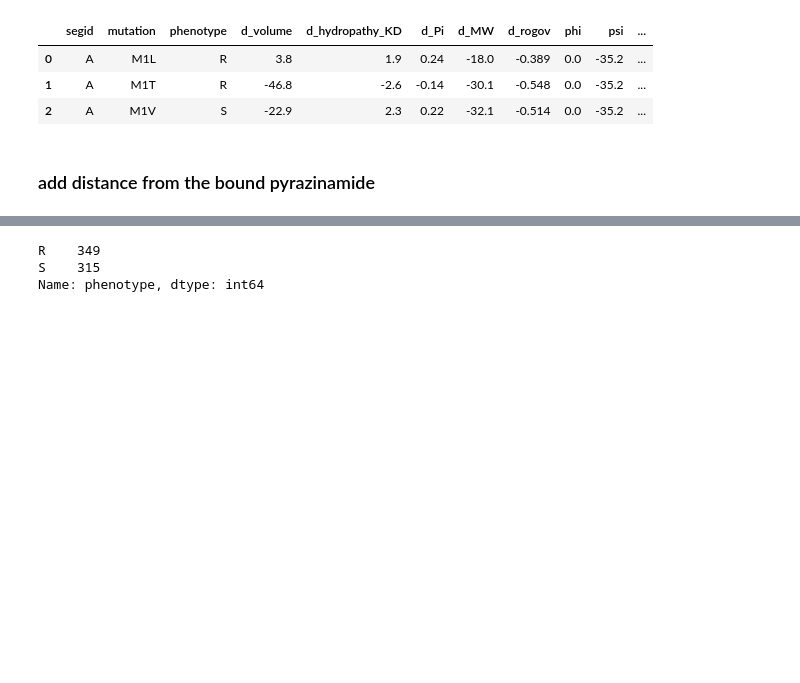
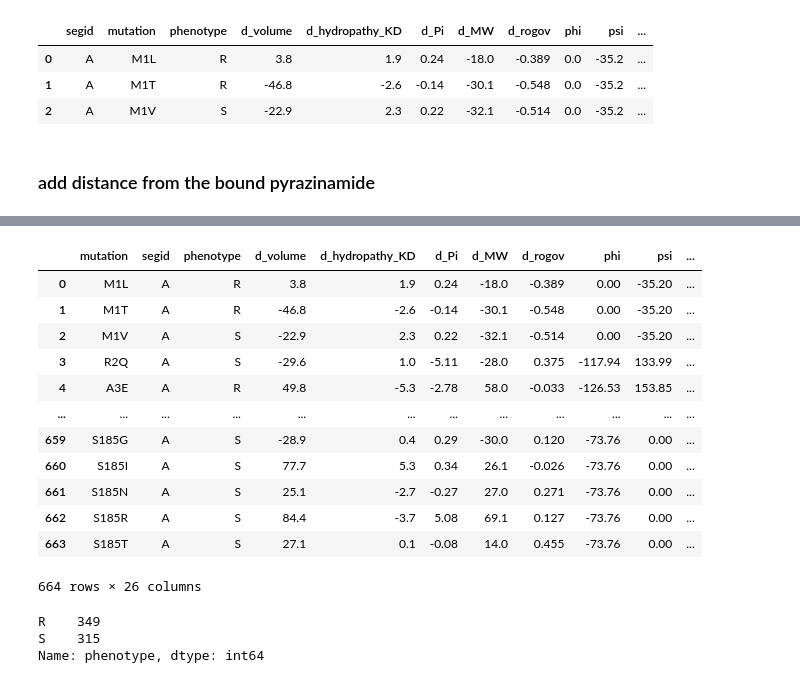
Before and after one commit to fowler-lab/predict-pyrazinamide-resistance, a Jupyter notebook: 3-add-features.ipynb, the cells around one changed output, grey strips where cells are left out. Cells and saved outputs as stored; diff of their text form; code cells hidden in the pictures; blank space fills up the shorter version.

```diff
--- a/3-add-features.ipynb
+++ b/3-add-features.ipynb
@@ -102,5 +103,6 @@ dataset.df.rasp_score_ml.hist()
 # %%
 dataset = dataset + sbmlcore.SNAP2('./data/features/3pl1-snap2-with-segids.csv', offsets={'A': 0})
+dataset.df.drop(columns=['snap2_accuracy'], inplace=True)
 dataset.df[:3]
 # %% [output]
 |  | segid | mutation | phenotype | d_volume | d_hydropathy_KD | d_Pi | d_MW | d_rogov | phi | psi | ... |
@@ -139,0 +144,16 @@ dataset.df
+# %%
+ # add mCSM stability
+df = pandas.read_csv('data/features/3pl1-mcsm_stability.txt', sep='\t')
+
+def create_mutation(row):
+    return row['WILD_RES']+str(row.RES_POS)+row['MUT_RES']
+
+df['mutation'] = df.apply(create_mutation, axis=1)
+df = df[['mutation','RSA','PRED_DDG']]
+df.rename(columns={'RSA': 'mcsm_stability_rsa', 'PRED_DDG': 'mcsm_stability_ddG'}, inplace=True)
+df.set_index('mutation', inplace=True)
+df
+dataset.df.set_index('mutation', inplace=True)
+dataset.df = dataset.df.join(df,how='left')
+dataset.df.reset_index(inplace=True)
+dataset.df
@@ -140,3 +173,34 @@ dataset.df
+# %%
+df = pandas.read_csv('data/features/3pl1-mapp_scores.csv')
+df2 = pandas.melt(df, id_vars='Position',value_vars=['A', 'C', 'D', 'E', 'F', 'G', 'H', 'I', 'K', 'L', 'M', 'N', 'P', 'Q', 'R', 'S', 'T', 'V', 'W', 'Y'])
+df2.rename(columns={'Position': 'codon', 'variable': 'alt_amino_acid', 'value': 'mapp_score'}, inplace=True)
+df2.set_index(['codon', 'alt_amino_acid'], inplace=True)
+
+def split_mutation(row):
+    return pandas.Series([int(row.mutation[1:-1]), row.mutation[-1]])
+
+df2
+
+dataset.df[['codon', 'alt_amino_acid']] = dataset.df.apply(split_mutation, axis=1)
+dataset.df.set_index(['codon', 'alt_amino_acid'], inplace=True)
+dataset.df = dataset.df.join(df2,how='left')
+dataset.df.reset_index(inplace=True)
+dataset.df.drop(columns=['codon', 'alt_amino_acid'], inplace=True)
+dataset.df
+# %% [output]
+|  | mutation | segid | phenotype | d_volume | d_hydropathy_KD | d_Pi | d_MW | d_rogov | phi | psi | ... |
+| 0 | M1L | A | R | 3.8 | 1.9 | 0.24 | -18.0 | -0.389 | 0.00 | -35.20 | ... |
+| 1 | M1T | A | R | -46.8 | -2.6 | -0.14 | -30.1 | -0.548 | 0.00 | -35.20 | ... |
+| 2 | M1V | A | S | -22.9 | 2.3 | 0.22 | -32.1 | -0.514 | 0.00 | -35.20 | ... |
+| 3 | R2Q | A | S | -29.6 | 1.0 | -5.11 | -28.0 | 0.375 | -117.94 | 133.99 | ... |
+| 4 | A3E | A | R | 49.8 | -5.3 | -2.78 | 58.0 | -0.033 | -126.53 | 153.85 | ... |
+| ... | ... | ... | ... | ... | ... | ... | ... | ... | ... | ... | ... |
+| 659 | S185G | A | S | -28.9 | 0.4 | 0.29 | -30.0 | 0.120 | -73.76 | 0.00 | ... |
+| 660 | S185I | A | S | 77.7 | 5.3 | 0.34 | 26.1 | -0.026 | -73.76 | 0.00 | ... |
+| 661 | S185N | A | S | 25.1 | -2.7 | -0.27 | 27.0 | 0.271 | -73.76 | 0.00 | ... |
+| 662 | S185R | A | S | 84.4 | -3.7 | 5.08 | 69.1 | 0.127 | -73.76 | 0.00 | ... |
+| 663 | S185T | A | S | 27.1 | 0.1 | -0.08 | 14.0 | 0.455 | -73.76 | 0.00 | ... |
+664 rows × 26 columns
 # %%
 dataset.df.phenotype.value_counts()
 # %% [output]
```
Also changed, not shown: parts of 4 cells of this notebook, 9 other files.
